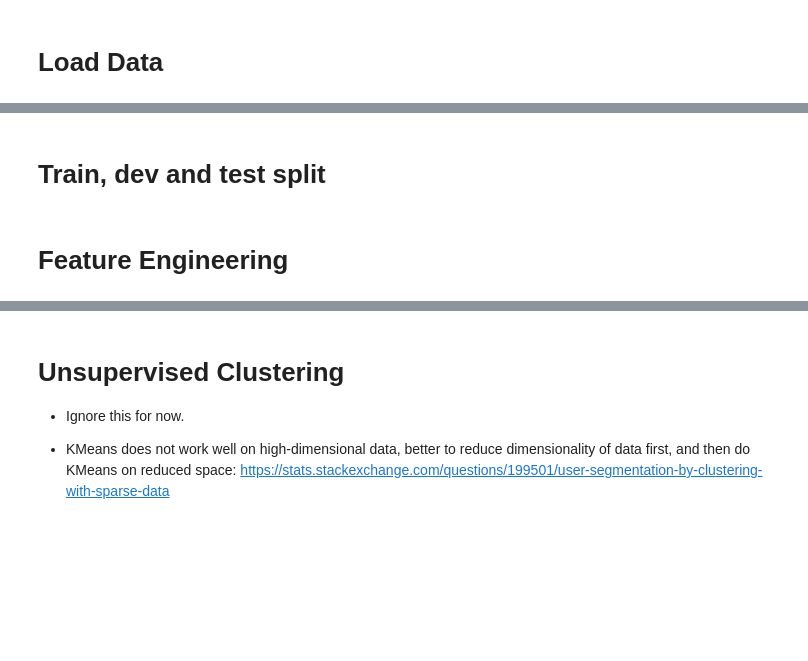
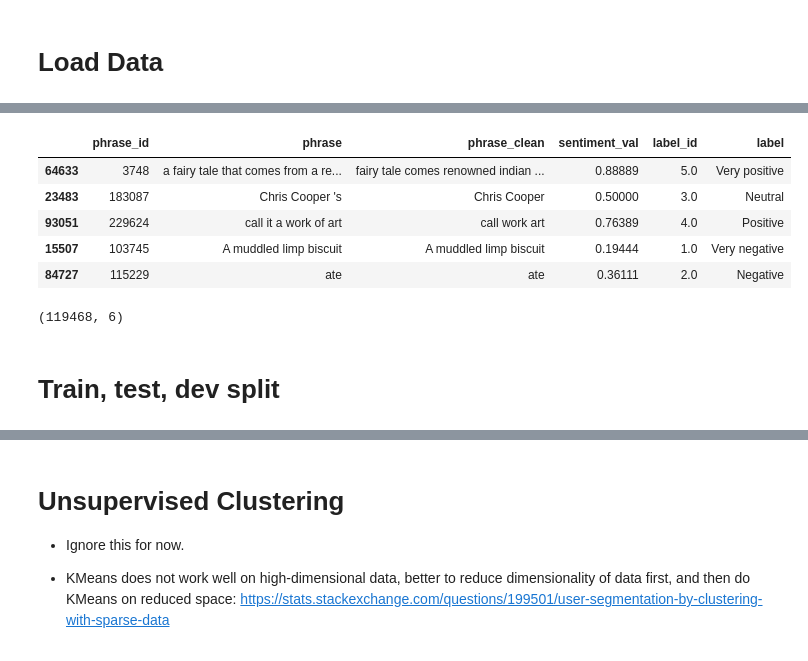
Before and after one commit to oaarnikoivu/dme-sentiment, a Jupyter notebook: Supervised.ipynb, the cells around one changed output, grey strips where cells are left out. Drawn from its saved outputs; the diff is of its cells as text; code cells hidden in the pictures; blank space fills up the shorter version.

```diff
--- a/Supervised.ipynb
+++ b/Supervised.ipynb
@@ -44,2 +39,17 @@ df.head()
+# %%
+train, validate, test = DataLoader().create_dataframe(preprocess=True, split=True, remove_duplicates=True)
+# %%
+train.head()
+# %% [output]
+|  | phrase_id | phrase | phrase_clean | sentiment_val | label_id | label |
+| 64633 | 3748 | a fairy tale that comes from a re... | fairy tale comes renowned indian ... | 0.88889 | 5.0 | Very positive |
+| 23483 | 183087 | Chris Cooper 's | Chris Cooper | 0.50000 | 3.0 | Neutral |
+| 93051 | 229624 | call it a work of art | call work art | 0.76389 | 4.0 | Positive |
+| 15507 | 103745 | A muddled limp biscuit | A muddled limp biscuit | 0.19444 | 1.0 | Very negative |
+| 84727 | 115229 | ate | ate | 0.36111 | 2.0 | Negative |
+# %%
+train.shape
+# %% [output]
+(119468, 6)
 # %% [markdown]
-# Train, dev and test split
+# Train, test, dev split
@@ -55,2 +55,0 @@ X_train, X_val, y_train, y_val = train_test_split(X_train,
-# %% [markdown]
-# Feature Engineering
```
Also changed, not shown: parts of 20 cells of this notebook, 3 other files.
